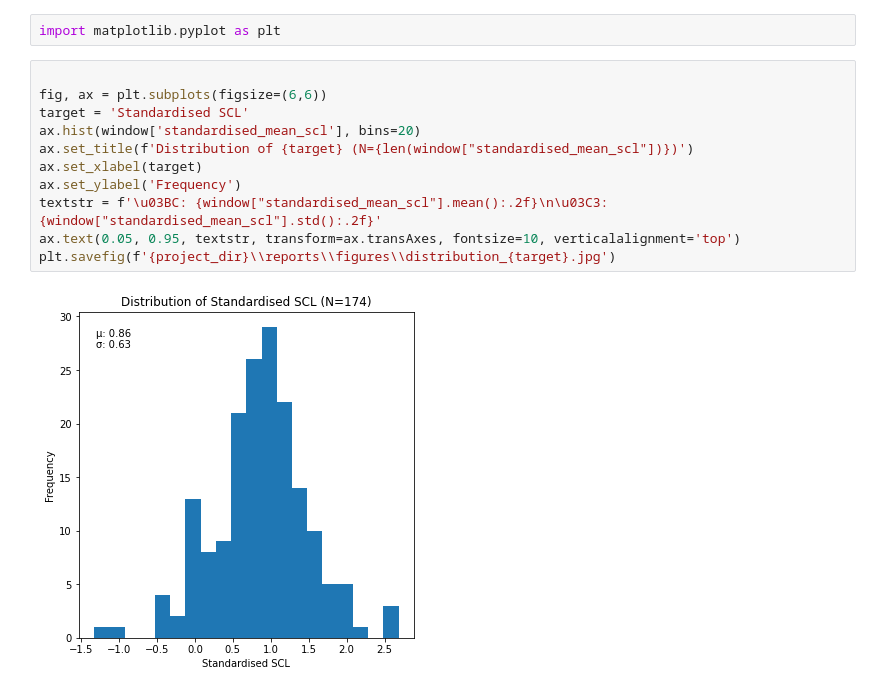
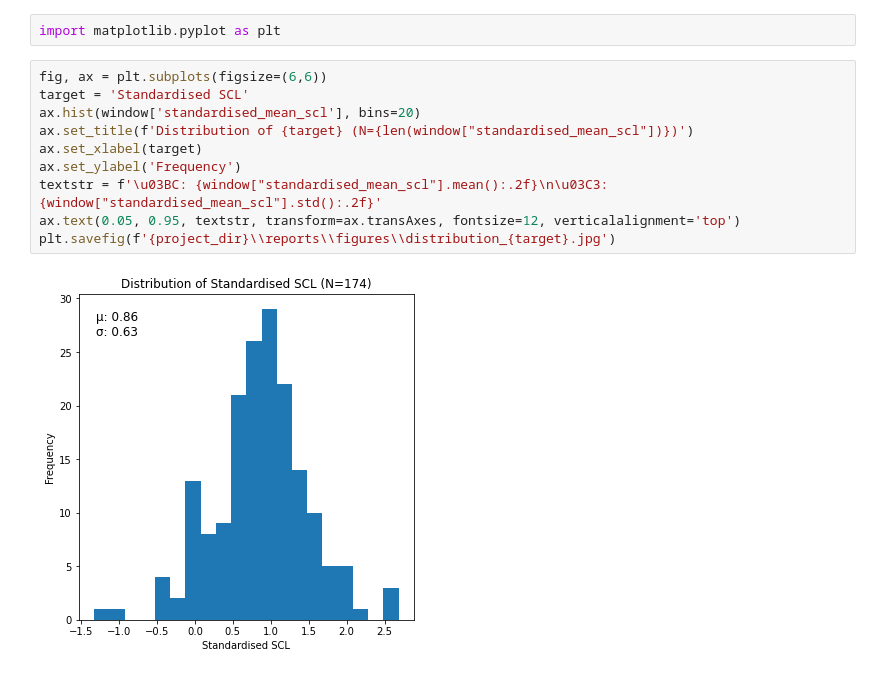
Before and after one commit to mitchelkappen/tDCS_Video_Stress, a Jupyter notebook: notebooks/5-ak-window-processing.ipynb, the cells around one changed output. Drawn from its saved outputs; the diff is of its cells as text.

```diff
--- a/notebooks/5-ak-window-processing.ipynb
+++ b/notebooks/5-ak-window-processing.ipynb
@@ -89,15 +89,14 @@ window = pd.read_feather(f'{processed_dir}\\processed_window_180_step_180.feathe
 # %%
 import matplotlib.pyplot as plt
 # %%
-
 fig, ax = plt.subplots(figsize=(6,6))
 target = 'Standardised SCL'
 ax.hist(window['standardised_mean_scl'], bins=20)
 ax.set_title(f'Distribution of {target} (N={len(window["standardised_mean_scl"])})')
 ax.set_xlabel(target)
 ax.set_ylabel('Frequency')
 textstr = f'\u03BC: {window["standardised_mean_scl"].mean():.2f}\n\u03C3: {window["standardised_mean_scl"].std():.2f}'
-ax.text(0.05, 0.95, textstr, transform=ax.transAxes, fontsize=10, verticalalignment='top')
+ax.text(0.05, 0.95, textstr, transform=ax.transAxes, fontsize=12, verticalalignment='top')
 plt.savefig(f'{project_dir}\\reports\\figures\\distribution_{target}.jpg')
 # %% [output]
-[figure, old version]
+[figure, new version]
```
Also changed, not shown: parts of 2 cells of this notebook, 7 other files.
